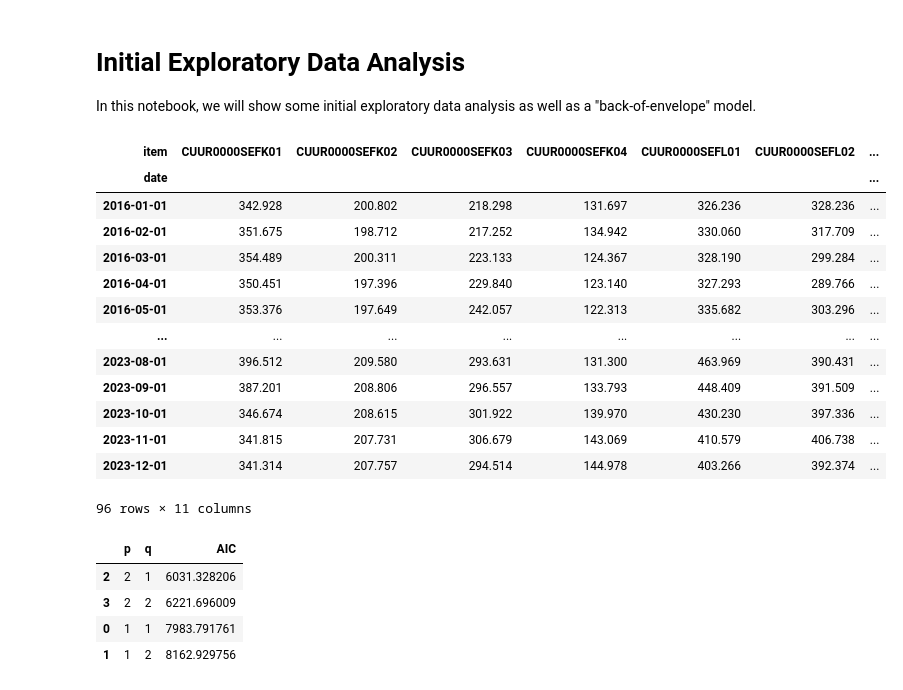
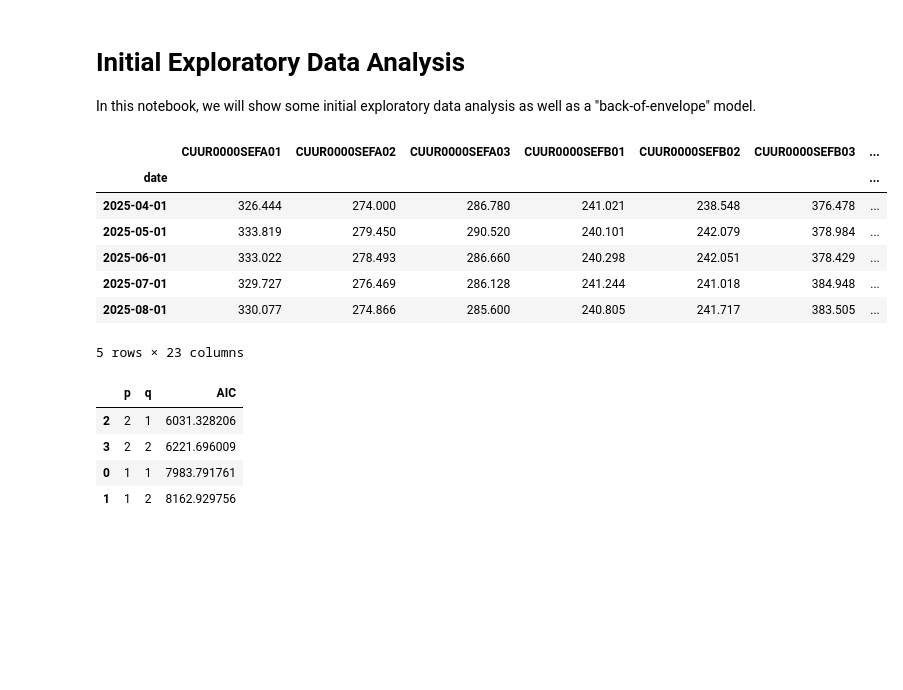
Before and after one commit to Erdos-Projects/fall-2025-food-price-forecasting, a Jupyter notebook: src/eda/db-eda.ipynb, the cells around one changed output. Cells and saved outputs as stored; diff of their text form; code cells hidden in the pictures; blank space fills up the shorter version.

```diff
--- a/src/eda/db-eda.ipynb
+++ b/src/eda/db-eda.ipynb
@@ -5,27 +5,28 @@ In this notebook, we will show some initial exploratory data analysis as well as
 # imports
 import pandas as pd
 import statsmodels.api as sm
-# %%
-# load dataset
-df1 = pd.read_csv("../data/raw/data2016-2025.csv")
-df2 = pd.read_csv("../data/raw/data2006-2015.csv")
-df1_wide = df1.pivot(index='date', columns='item', values='value')
-df2_wide = df1.pivot(index='date', columns='item', values='value')
-df1_wide.iloc[:-20]
-# %% [output]
-| item | CUUR0000SEFK01 | CUUR0000SEFK02 | CUUR0000SEFK03 | CUUR0000SEFK04 | CUUR0000SEFL01 | CUUR0000SEFL02 | ... |
-| date |  |  |  |  |  |  | ... |
-| 2016-01-01 | 342.928 | 200.802 | 218.298 | 131.697 | 326.236 | 328.236 | ... |
-| 2016-02-01 | 351.675 | 198.712 | 217.252 | 134.942 | 330.060 | 317.709 | ... |
-| 2016-03-01 | 354.489 | 200.311 | 223.133 | 124.367 | 328.190 | 299.284 | ... |
-| 2016-04-01 | 350.451 | 197.396 | 229.840 | 123.140 | 327.293 | 289.766 | ... |
-| 2016-05-01 | 353.376 | 197.649 | 242.057 | 122.313 | 335.682 | 303.296 | ... |
-| ... | ... | ... | ... | ... | ... | ... | ... |
-| 2023-08-01 | 396.512 | 209.580 | 293.631 | 131.300 | 463.969 | 390.431 | ... |
-| 2023-09-01 | 387.201 | 208.806 | 296.557 | 133.793 | 448.409 | 391.509 | ... |
-| 2023-10-01 | 346.674 | 208.615 | 301.922 | 139.970 | 430.230 | 397.336 | ... |
-| 2023-11-01 | 341.815 | 207.731 | 306.679 | 143.069 | 410.579 | 406.738 | ... |
-| 2023-12-01 | 341.314 | 207.757 | 294.514 | 144.978 | 403.266 | 392.374 | ... |
-96 rows × 11 columns
+# %%
+# load dataset
+df1 = pd.read_csv("../data/raw/data2016-2025.csv", index_col='date')
+df2 = pd.read_csv("../data/raw/data2006-2015.csv", index_col='date')
+df3 = pd.read_csv("../data/raw/data1996-2005.csv", index_col='date')
+df4 = pd.read_csv("../data/raw/data1986-1995.csv", index_col='date')
+df5 = pd.read_csv("../data/raw/data1976-1985.csv", index_col='date')
+# %%
+df = pd.concat([df1,df2, df3, df4, df5]).drop_duplicates()
+df = df.sort_index()
+pd.set_option("display.max_rows", None)
+df.info()
+# %%
+df.tail()
+# %% [output]
+|  | CUUR0000SEFA01 | CUUR0000SEFA02 | CUUR0000SEFA03 | CUUR0000SEFB01 | CUUR0000SEFB02 | CUUR0000SEFB03 | ... |
+| date |  |  |  |  |  |  | ... |
+| 2025-04-01 | 326.444 | 274.000 | 286.780 | 241.021 | 238.548 | 376.478 | ... |
+| 2025-05-01 | 333.819 | 279.450 | 290.520 | 240.101 | 242.079 | 378.984 | ... |
+| 2025-06-01 | 333.022 | 278.493 | 286.660 | 240.298 | 242.051 | 378.429 | ... |
+| 2025-07-01 | 329.727 | 276.469 | 286.128 | 241.244 | 241.018 | 384.948 | ... |
+| 2025-08-01 | 330.077 | 274.866 | 285.600 | 240.805 | 241.717 | 383.505 | ... |
+5 rows × 23 columns
 # %%
 # arima model
```
Also changed, not shown: parts of 5 cells of this notebook, 11 other files.
